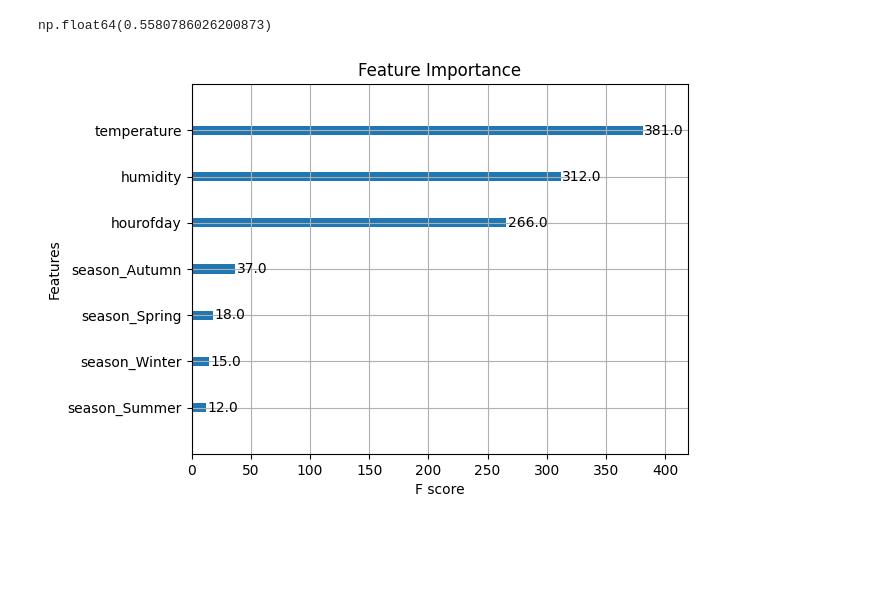
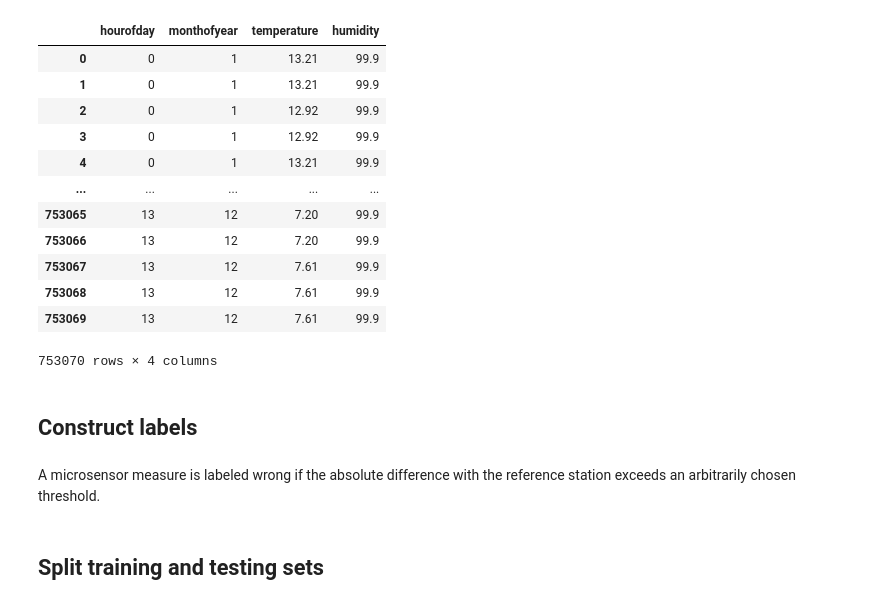
Before and after one commit to jExbrayat/atmo_challenge, a Jupyter notebook: notebooks/decision_tree.ipynb, the cells around one changed output. Cells and saved outputs as stored; diff of their text form; code cells hidden in the pictures; blank space fills up the shorter version.

```diff
--- a/notebooks/decision_tree.ipynb
+++ b/notebooks/decision_tree.ipynb
@@ -7,4 +13,4 @@ import matplotlib.pyplot as plt
 # %%
-dataset = pd.read_csv("../data/smh_23-24_training_set.csv")
+dataset = pd.read_csv("../data/ready_to_use_datasets/lesfresnes.csv")
 # %%
 dataset["date"] = pd.to_datetime(dataset["date"])
@@ -120,10 +17,22 @@ pred = clf.predict(X_test)
-# %%
-precision_score(pred, y_test)
-# %% [output]
-np.float64(0.5580786026200873)
-# %%
-xgb.plot_importance(clf, importance_type='weight', max_num_features=10)
-plt.title('Feature Importance')
-plt.show()
-# %% [output]
-[figure, removed]
+# %%
+X = dataset.drop(["reference_pm25", "microsensor_pm25", "date", "season"], axis=1)
+# %%
+X
+# %% [output]
+|  | hourofday | monthofyear | temperature | humidity |
+| 0 | 0 | 1 | 13.21 | 99.9 |
+| 1 | 0 | 1 | 13.21 | 99.9 |
+| 2 | 0 | 1 | 12.92 | 99.9 |
+| 3 | 0 | 1 | 12.92 | 99.9 |
+| 4 | 0 | 1 | 13.21 | 99.9 |
+| ... | ... | ... | ... | ... |
+| 753065 | 13 | 12 | 7.20 | 99.9 |
+| 753066 | 13 | 12 | 7.20 | 99.9 |
+| 753067 | 13 | 12 | 7.61 | 99.9 |
+| 753068 | 13 | 12 | 7.61 | 99.9 |
+| 753069 | 13 | 12 | 7.61 | 99.9 |
+753070 rows × 4 columns
+# %% [markdown]
+## Construct labels
+# %% [markdown]
+A microsensor measure is labeled wrong if the absolute difference with the reference station exceeds an arbitrarily chosen threshold.
@@ -129,0 +43,2 @@ plt.show()
+# %% [markdown]
+## Split training and testing sets
```
Also changed, not shown: parts of 35 cells of this notebook, 1 other file.
